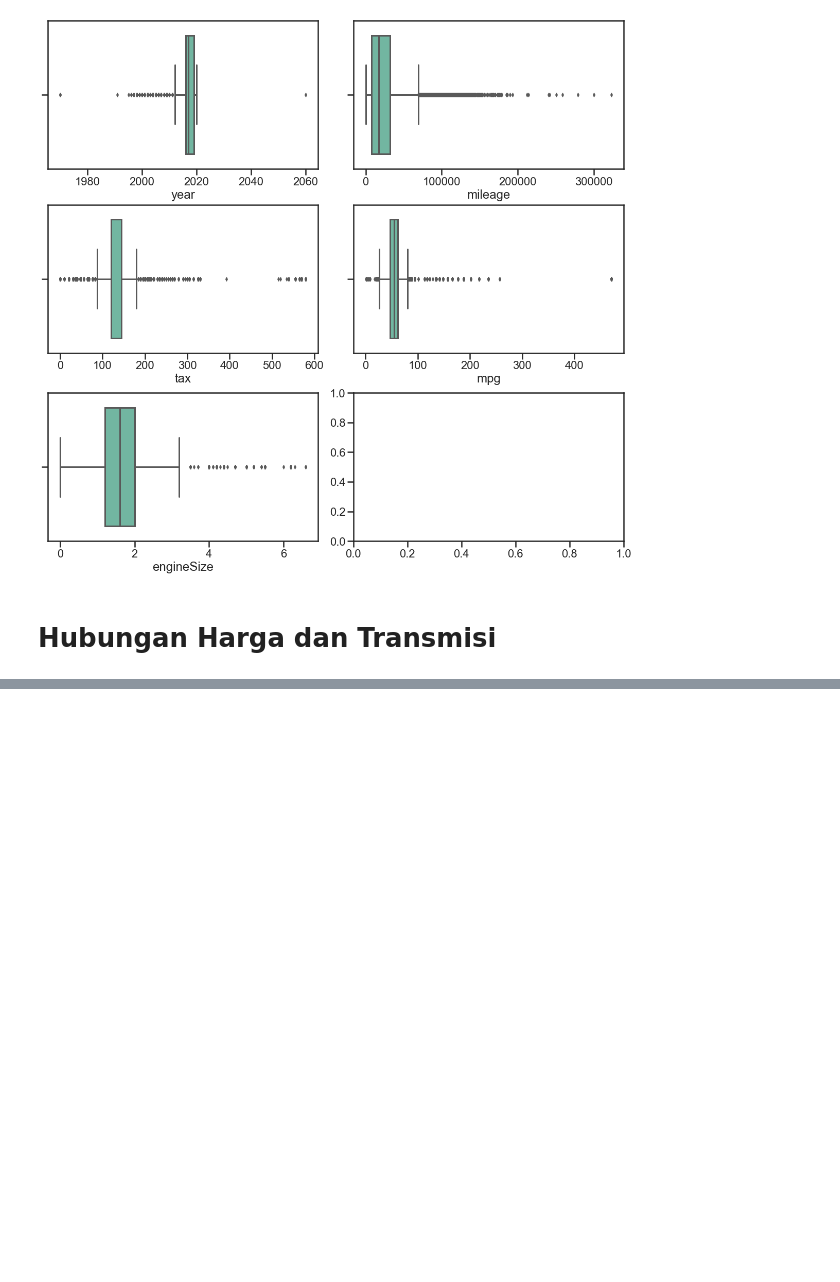
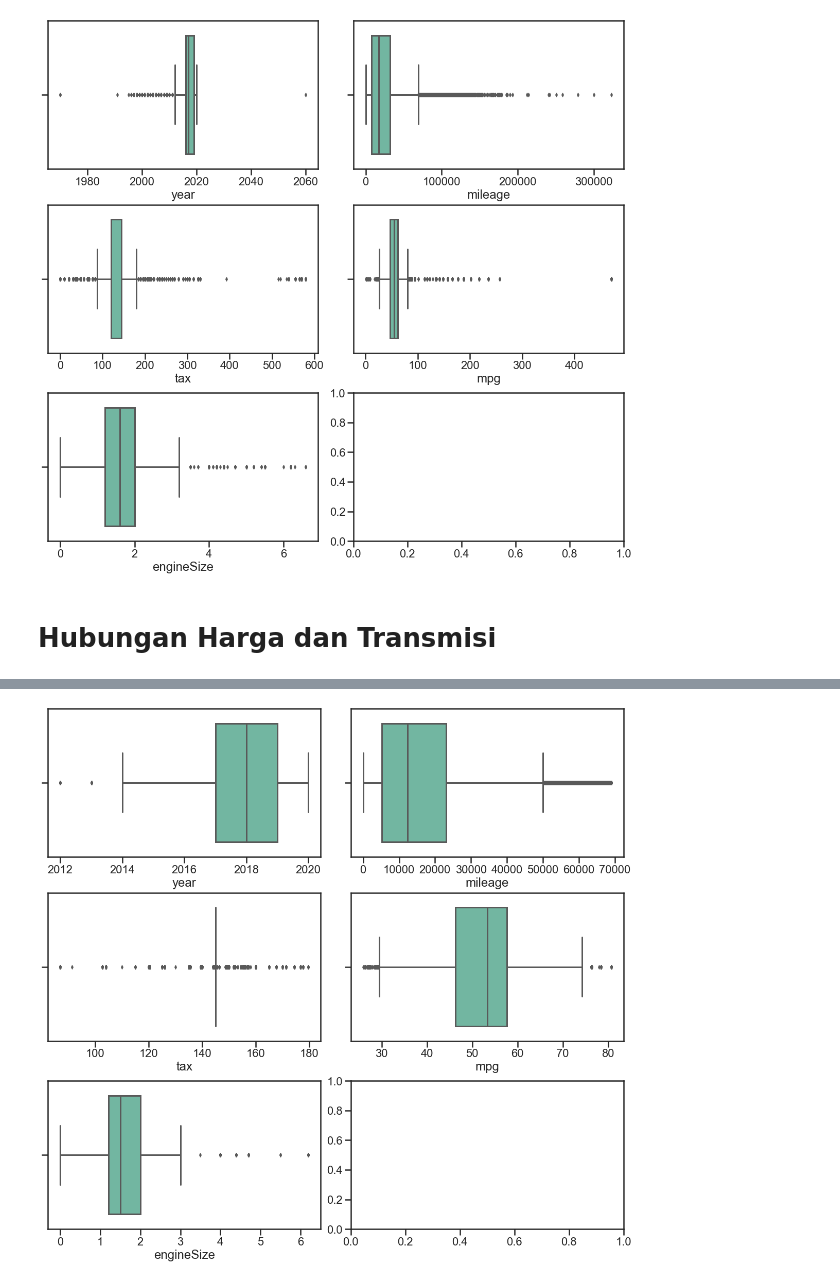
Before and after one commit to rshby/used_car_regression, a Jupyter notebook: EDA.ipynb, the cells around one changed output, grey strips where cells are left out. Saved outputs shown, nothing was run; the diff lists cells and outputs as text; code cells hidden in the pictures; blank space fills up the shorter version.

```diff
--- a/EDA.ipynb
+++ b/EDA.ipynb
@@ -92,0 +100,3 @@ df[df["fuelType"].isin(["Electric"])]
+# %%
+df = df[(df["mpg"]>=batas_bawah) & (df["mpg"]<=batas_atas)] #filter outlier
+df.reset_index(drop=True, inplace=True) #reset index
@@ -92,0 +123,30 @@ df[df["fuelType"].isin(["Electric"])]
+# %%
+Q1 = df["year"].quantile(0.25) #membuat Q1
+Q3 = df["year"].quantile(0.75) #membuat Q3
+
+IQR = Q3 - Q1 #menghitung IQR
+print(f"IQR = {IQR}\nQ1 = {Q1}\nQ3 = {Q3}")
+
+batas_bawah = Q1-(1.5*IQR)
+batas_atas = Q3+(1.5*IQR)
+
+print(f"batas bawah: {batas_bawah}\nbatas atas: {batas_atas}")
+
+df = df[(df["year"]>=batas_bawah) & (df["year"]<=batas_atas)] #filter outlier
+df.reset_index(drop=True, inplace=True) #reset index
+
+# =========================================
+
+Q1 = df["tax"].quantile(0.25) #membuat Q1
+Q3 = df["tax"].quantile(0.75) #membuat Q3
+
+IQR = Q3 - Q1 #menghitung IQR
+print(f"IQR = {IQR}\nQ1 = {Q1}\nQ3 = {Q3}")
+
+batas_bawah = Q1-(1.5*IQR)
+batas_atas = Q3+(1.5*IQR)
+
+print(f"batas bawah: {batas_bawah}\nbatas atas: {batas_atas}")
+
+df = df[(df["tax"]>=batas_bawah) & (df["tax"]<=batas_atas)] #filter outlier
+df.reset_index(drop=True, inplace=True) #reset index
@@ -92,0 +164,10 @@ df[df["fuelType"].isin(["Electric"])]
+# %%
+kolom = ["year", "mileage", "tax", "mpg", "engineSize"]
+
+fig, ax = plt.subplots(ncols=2, nrows=3, figsize=(16, 15), constrained_layout=True)
+for kolom, ax in zip(kolom, ax.flatten()):
+    sns.boxplot(x=df[df["price"]<75000][kolom], ax=ax);
+
+plt.show()
+# %% [output]
+[figure, added]
```
Also changed, not shown: parts of 15 cells of this notebook, 1 other file.
